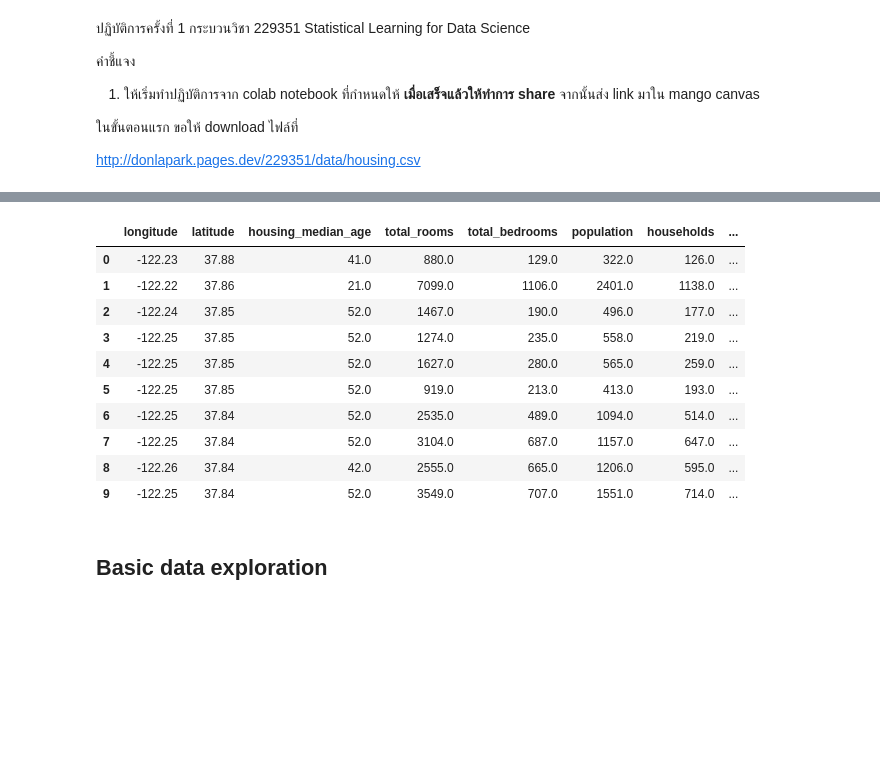
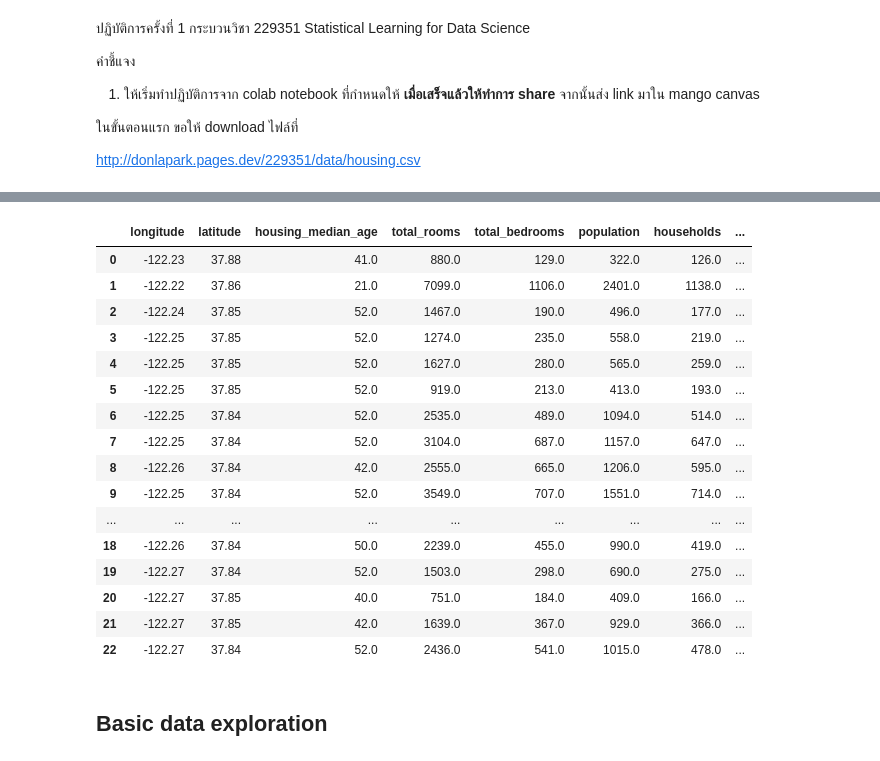
Before and after one commit to AthithepSuksupsri/229351_Lab, a Jupyter notebook: สำเนาของ_229351_LAB01.ipynb, the cells around one changed output, grey strips where cells are left out. Cells and saved outputs as stored; diff of their text form; code cells hidden in the pictures; blank space fills up the shorter version.

```diff
--- a/สำเนาของ_229351_LAB01.ipynb
+++ b/สำเนาของ_229351_LAB01.ipynb
@@ -21,5 +21,5 @@ import matplotlib.pyplot as plt #for plotting
 
 housing = pd.read_csv("housing.csv")
 
-housing.head(10)
+housing.head(23)
 # %% [output]
@@ -40,14 +40,20 @@ housing.csv         100%[===================>]   1.36M  5.76MB/s    in 0.2s
 |  | longitude | latitude | housing_median_age | total_rooms | total_bedrooms | population | households | ... |
 | 0 | -122.23 | 37.88 | 41.0 | 880.0 | 129.0 | 322.0 | 126.0 | ... |
 | 1 | -122.22 | 37.86 | 21.0 | 7099.0 | 1106.0 | 2401.0 | 1138.0 | ... |
 | 2 | -122.24 | 37.85 | 52.0 | 1467.0 | 190.0 | 496.0 | 177.0 | ... |
 | 3 | -122.25 | 37.85 | 52.0 | 1274.0 | 235.0 | 558.0 | 219.0 | ... |
 | 4 | -122.25 | 37.85 | 52.0 | 1627.0 | 280.0 | 565.0 | 259.0 | ... |
 | 5 | -122.25 | 37.85 | 52.0 | 919.0 | 213.0 | 413.0 | 193.0 | ... |
 | 6 | -122.25 | 37.84 | 52.0 | 2535.0 | 489.0 | 1094.0 | 514.0 | ... |
 | 7 | -122.25 | 37.84 | 52.0 | 3104.0 | 687.0 | 1157.0 | 647.0 | ... |
 | 8 | -122.26 | 37.84 | 42.0 | 2555.0 | 665.0 | 1206.0 | 595.0 | ... |
 | 9 | -122.25 | 37.84 | 52.0 | 3549.0 | 707.0 | 1551.0 | 714.0 | ... |
+| ... | ... | ... | ... | ... | ... | ... | ... | ... |
+| 18 | -122.26 | 37.84 | 50.0 | 2239.0 | 455.0 | 990.0 | 419.0 | ... |
+| 19 | -122.27 | 37.84 | 52.0 | 1503.0 | 298.0 | 690.0 | 275.0 | ... |
+| 20 | -122.27 | 37.85 | 40.0 | 751.0 | 184.0 | 409.0 | 166.0 | ... |
+| 21 | -122.27 | 37.85 | 42.0 | 1639.0 | 367.0 | 929.0 | 366.0 | ... |
+| 22 | -122.27 | 37.84 | 52.0 | 2436.0 | 541.0 | 1015.0 | 478.0 | ... |
 # %% [markdown]
 ## Basic data exploration
 # %%
```
Also changed, not shown: parts of 33 cells of this notebook.
